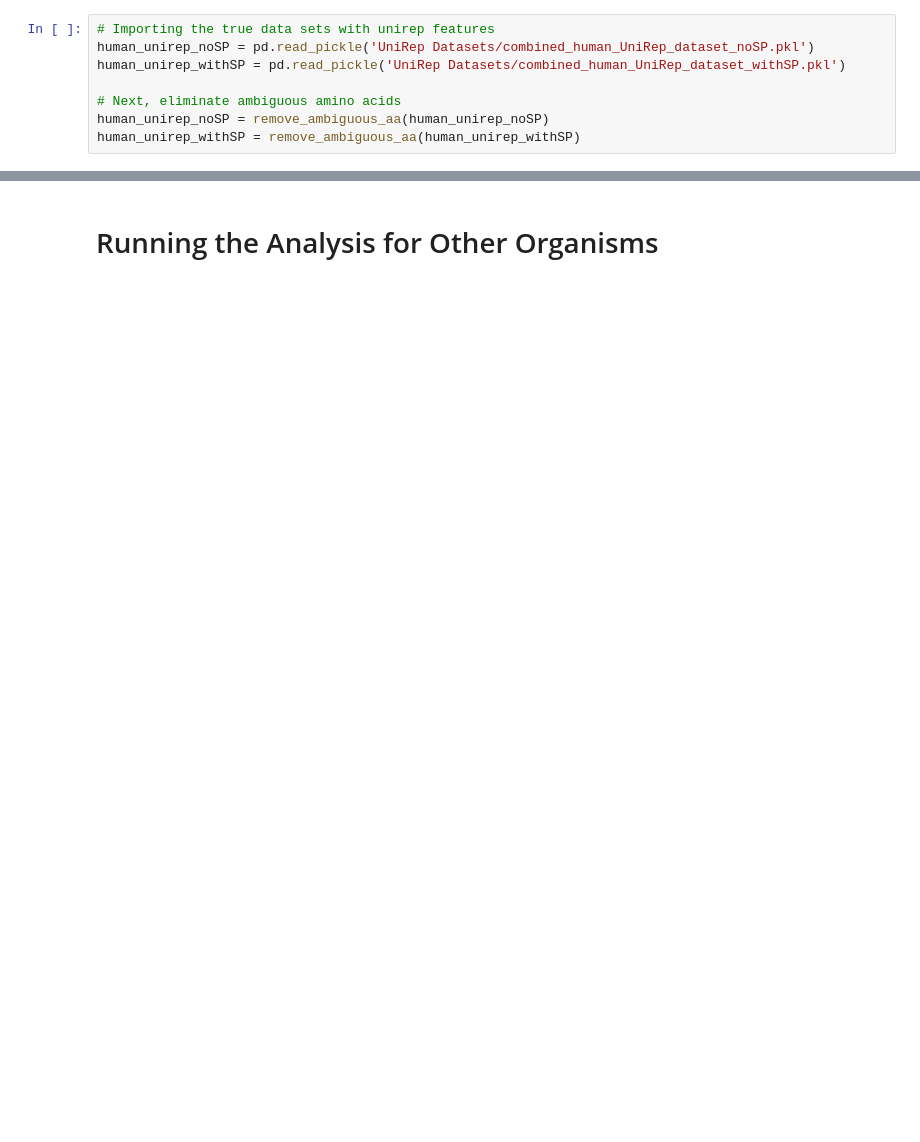
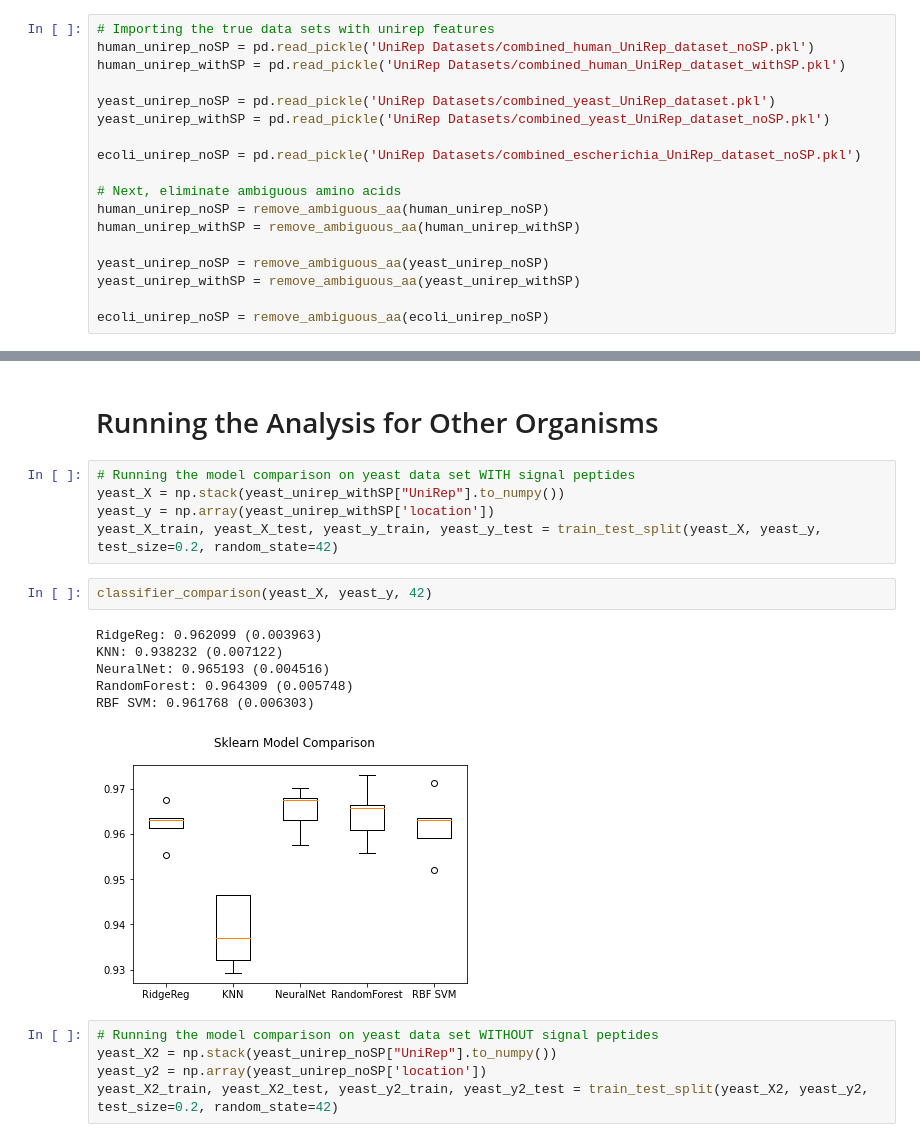
Before and after one commit to Lean-Mean-Protein-Machine-Learning/LMPM, a Jupyter notebook: notebooks/Sklearn_supervised_models.ipynb, the cells around one changed output, grey strips where cells are left out. Saved outputs shown, nothing was run; the diff lists cells and outputs as text; blank space fills up the shorter version.

Commit message:
Added analysis of yeast and E. coli

```diff
--- a/notebooks/Sklearn_supervised_models.ipynb
+++ b/notebooks/Sklearn_supervised_models.ipynb
@@ -359,6 +359,16 @@ def secretion_optimization_unirep(seq, pos, model):
 human_unirep_noSP = pd.read_pickle('UniRep Datasets/combined_human_UniRep_dataset_noSP.pkl')
 human_unirep_withSP = pd.read_pickle('UniRep Datasets/combined_human_UniRep_dataset_withSP.pkl')
 
+yeast_unirep_noSP = pd.read_pickle('UniRep Datasets/combined_yeast_UniRep_dataset.pkl')
+yeast_unirep_withSP = pd.read_pickle('UniRep Datasets/combined_yeast_UniRep_dataset_noSP.pkl')
+
+ecoli_unirep_noSP = pd.read_pickle('UniRep Datasets/combined_escherichia_UniRep_dataset_noSP.pkl')
+
 # Next, eliminate ambiguous amino acids
 human_unirep_noSP = remove_ambiguous_aa(human_unirep_noSP)
 human_unirep_withSP = remove_ambiguous_aa(human_unirep_withSP)
+
+yeast_unirep_noSP = remove_ambiguous_aa(yeast_unirep_noSP)
+yeast_unirep_withSP = remove_ambiguous_aa(yeast_unirep_withSP)
+
+ecoli_unirep_noSP = remove_ambiguous_aa(ecoli_unirep_noSP)
@@ -461,2 +463,21 @@ RBF SVM: 0.919338 (0.009165)
 # %% [markdown]
 # Running the Analysis for Other Organisms
+# %%
+# Running the model comparison on yeast data set WITH signal peptides
+yeast_X = np.stack(yeast_unirep_withSP["UniRep"].to_numpy())
+yeast_y = np.array(yeast_unirep_withSP['location'])
+yeast_X_train, yeast_X_test, yeast_y_train, yeast_y_test = train_test_split(yeast_X, yeast_y, test_size=0.2, random_state=42)
+# %%
+classifier_comparison(yeast_X, yeast_y, 42)
+# %% [output]
+RidgeReg: 0.962099 (0.003963)
+KNN: 0.938232 (0.007122)
+NeuralNet: 0.965193 (0.004516)
+RandomForest: 0.964309 (0.005748)
+RBF SVM: 0.961768 (0.006303)
+[figure, added]
+# %%
+# Running the model comparison on yeast data set WITHOUT signal peptides
+yeast_X2 = np.stack(yeast_unirep_noSP["UniRep"].to_numpy())
+yeast_y2 = np.array(yeast_unirep_noSP['location'])
+yeast_X2_train, yeast_X2_test, yeast_y2_train, yeast_y2_test = train_test_split(yeast_X2, yeast_y2, test_size=0.2, random_state=42)
```
Also changed, not shown: parts of 14 cells of this notebook.
